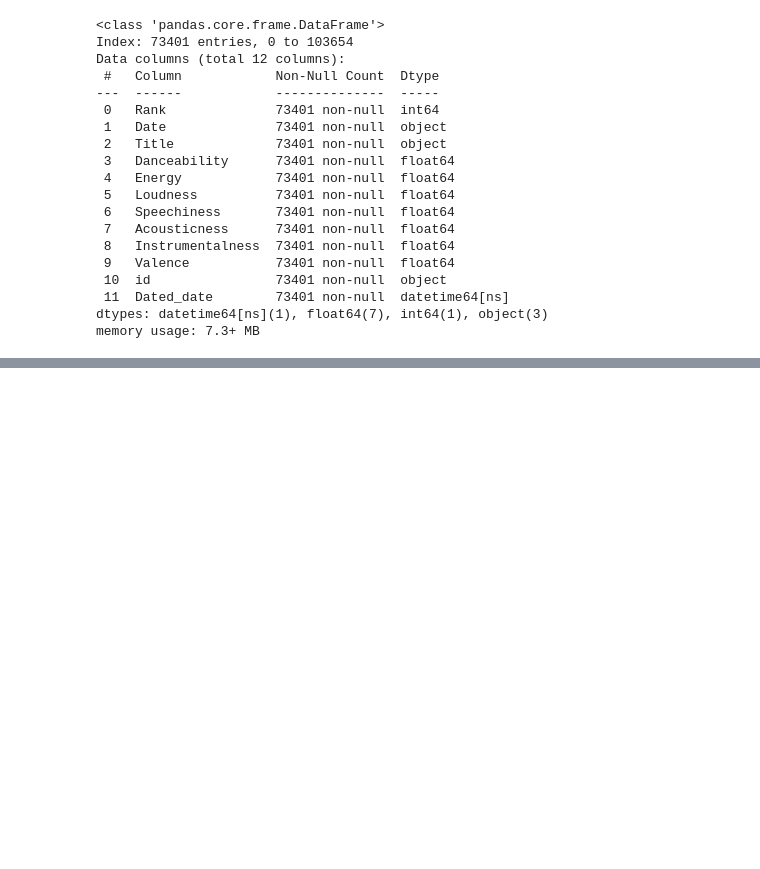
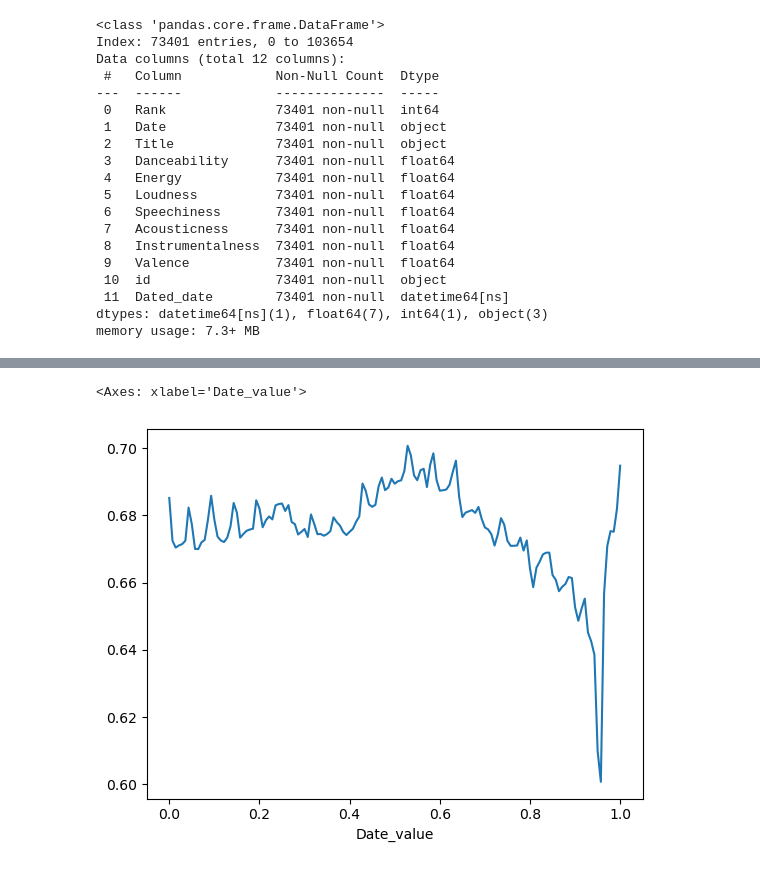
Before and after one commit to TexasBearfan/Project_4_Machine_Learning_Spotify_Group_4, a Jupyter notebook: main.ipynb, the cells around one changed output, grey strips where cells are left out. Saved outputs shown, nothing was run; the diff lists cells and outputs as text; code cells hidden in the pictures; blank space fills up the shorter version.

Commit message:
DATE value commit

```diff
--- a/main.ipynb
+++ b/main.ipynb
@@ -88,0 +153,12 @@ df.to_csv('training_data.csv')
+# %%
+def date2num(date_time):
+  d, m, y = date_time.split('/')
+  num = int(d)*10 + int(m)*100
+  return num
+# %%
+import numpy as np
+date_features = []
+for d in list(dated_Df['Date']):
+  date_features.append(date2num(d))
+date_features = np.array(date_features)
+date_features_normalized = (date_features - np.min(date_features))/(np.max(date_features) - np.min(date_features))
@@ -88,0 +169,3 @@ df.to_csv('training_data.csv')
+# %%
+dated_Df['Date_value']=date_features_normalized
+dated_Df.head()
@@ -88,0 +184,3 @@ df.to_csv('training_data.csv')
+# %%
+grouped_df=dated_Df.groupby('Date_value')['Danceability'].mean()
+grouped_df.head()
@@ -88,0 +195,5 @@ df.to_csv('training_data.csv')
+# %%
+grouped_df.plot.line(x='Date_value',y='Danceability')
+# %% [output]
+<Axes: xlabel='Date_value'>
+[figure, added]
```
Also changed, not shown: parts of 11 cells of this notebook, 2 other files.
